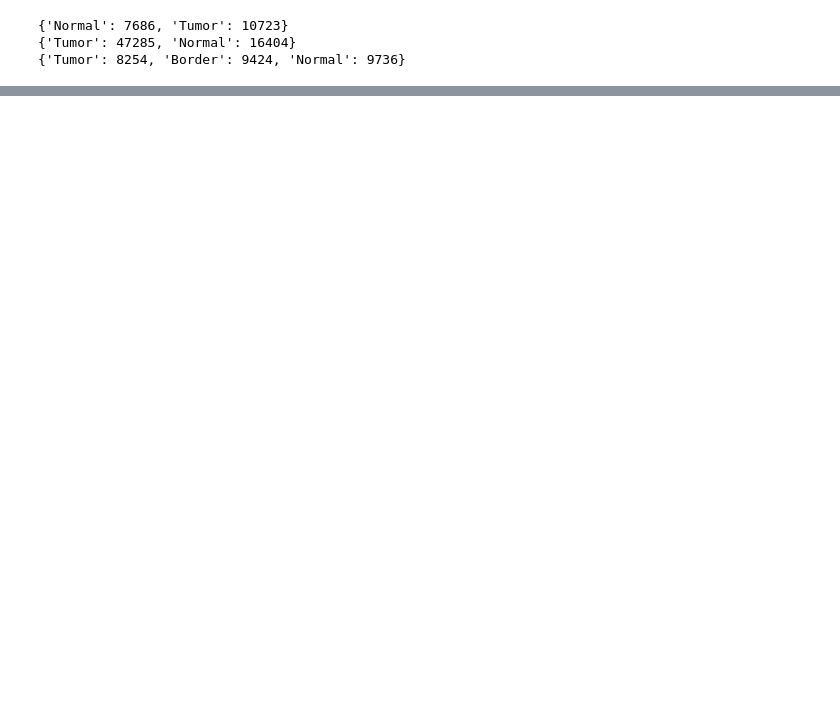
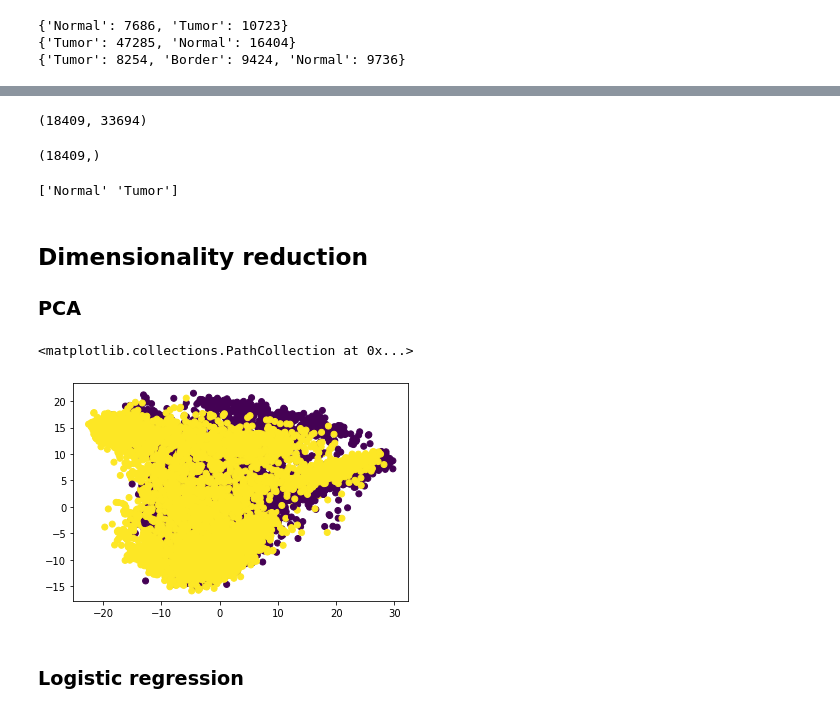
Before and after one commit to krauthammera/m226_final_proj, a Jupyter notebook: m226_proj_data_cleaning.ipynb, the cells around one changed output, grey strips where cells are left out. Saved outputs shown, nothing was run; the diff lists cells and outputs as text; code cells hidden in the pictures; blank space fills up the shorter version.

```diff
--- a/m226_proj_data_cleaning.ipynb
+++ b/m226_proj_data_cleaning.ipynb
@@ -164,0 +204,21 @@ plt.show()
+# %%
+sample_names = tuple(annotations1['Index'].values)
+# For some reason the names are different in the metadata and the expression files
+sample_names = [x.replace('-', '.') for x in sample_names]
+gene_expression = dataset1[sample_names].T
+print(gene_expression.shape)
+tumor_labels = annotations1['Class']
+tumor_labels.shape
+# %% [output]
+(18409, 33694)
+(18409,)
+# %%
+labels_map = {'Normal':0, 'Tumor': 1}
+# %%
+print(np.unique(tumor_labels))
+tumor_labels_n = [labels_map[l] for l in tumor_labels]
+# %% [output]
+['Normal' 'Tumor']
+# %% [markdown]
+## Dimensionality reduction
+### PCA
@@ -164,0 +227,11 @@ plt.show()
+# %%
+pca = PCA(n_components=2).fit(gene_expression)
+# %%
+gene_e_pca = pca.transform(gene_expression)
+# %%
+plt.scatter(gene_e_pca[:, 0], gene_e_pca[:, 1], c=tumor_labels_n)
+# %% [output]
+<matplotlib.collections.PathCollection at 0x...>
+[figure, added]
+# %% [markdown]
+### Logistic regression
```
Also changed, not shown: parts of 30 cells of this notebook, 4 other files.
